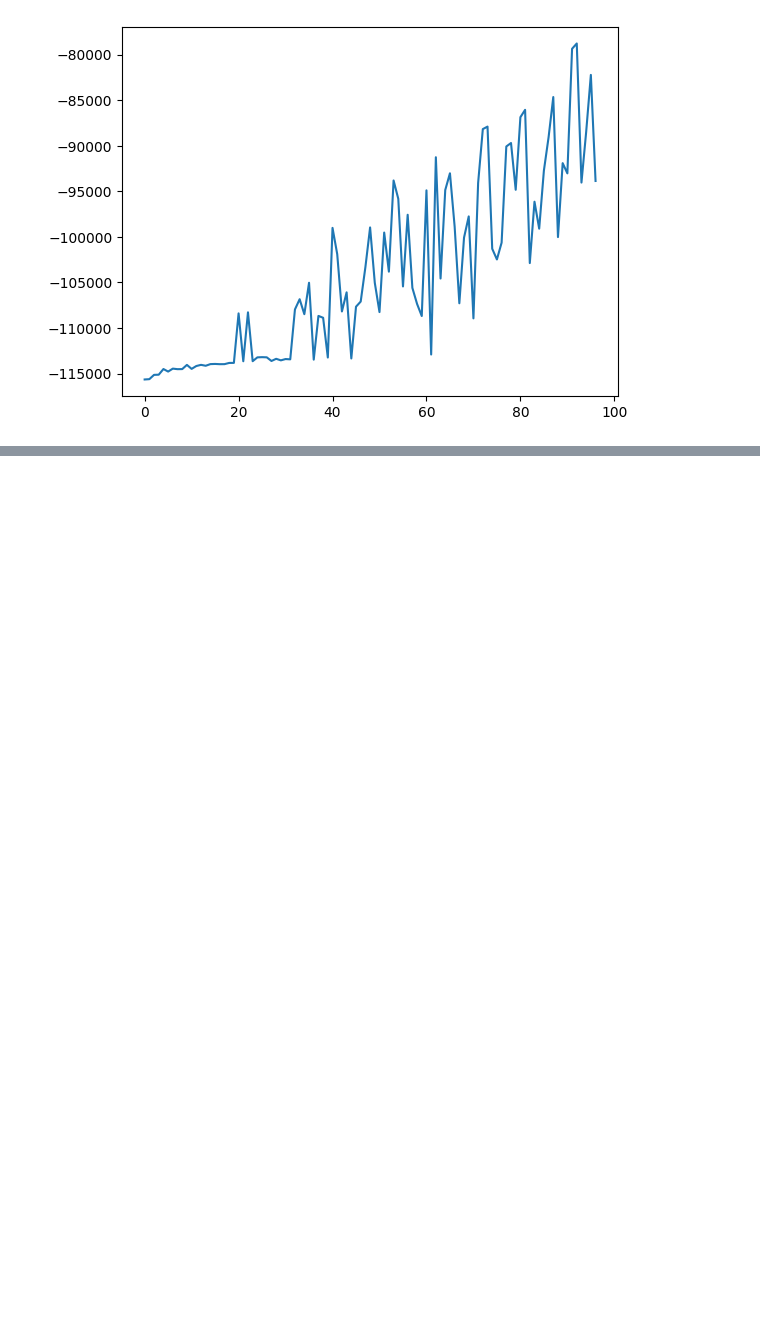
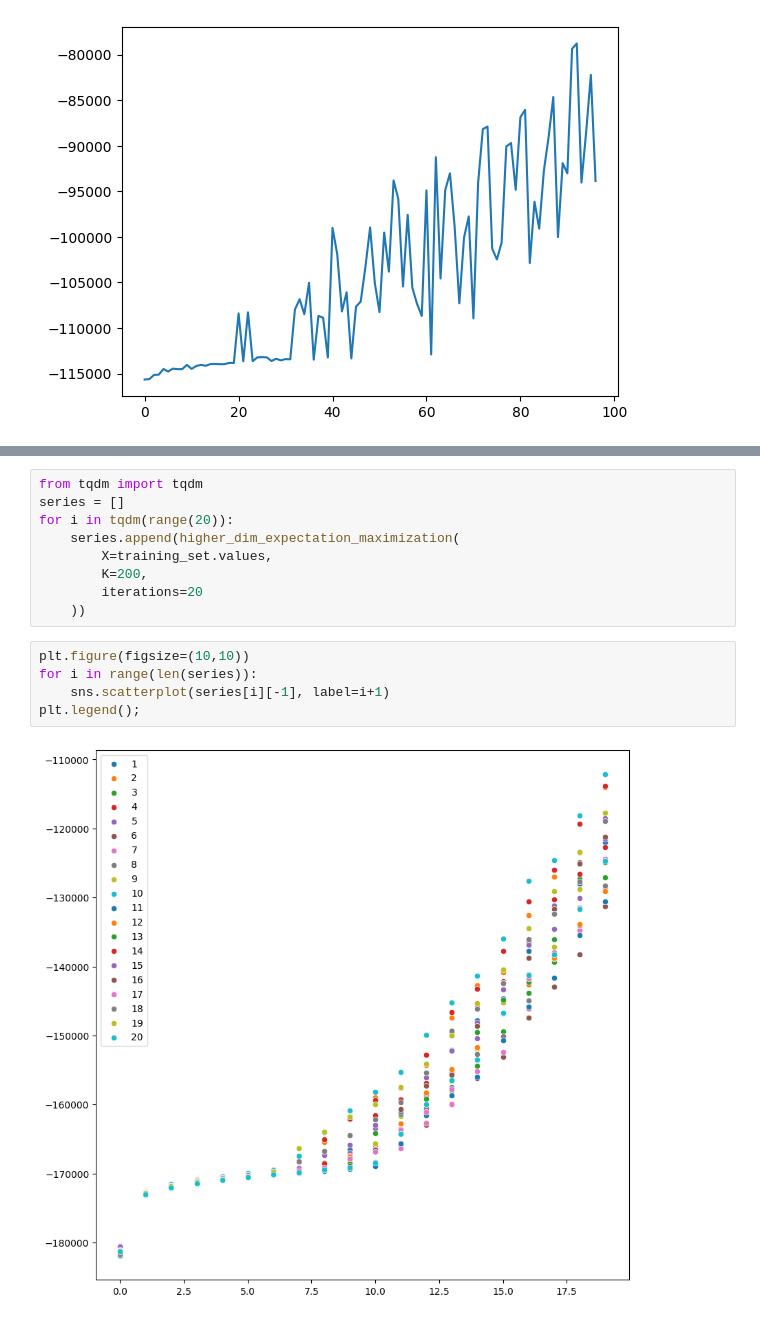
Before and after one commit to Ak62007/Deep-Generative-Modelling, a Jupyter notebook: notebooks/higher_dim_gaussian_mixture_model.ipynb, the cells around one changed output, grey strips where cells are left out. Cells and saved outputs as stored; diff of their text form; blank space fills up the shorter version.

```diff
--- a/notebooks/higher_dim_gaussian_mixture_model.ipynb
+++ b/notebooks/higher_dim_gaussian_mixture_model.ipynb
@@ -334,0 +378,16 @@ plt.plot(test_ll);
+# %%
+from tqdm import tqdm
+series = []
+for i in tqdm(range(20)):
+    series.append(higher_dim_expectation_maximization(
+        X=training_set.values,
+        K=200,
+        iterations=20
+    ))
+# %%
+plt.figure(figsize=(10,10))
+for i in range(len(series)):
+    sns.scatterplot(series[i][-1], label=i+1)
+plt.legend();
+# %% [output]
+[figure, added]
```
Also changed, not shown: parts of 8 cells of this notebook, 1 other file.
